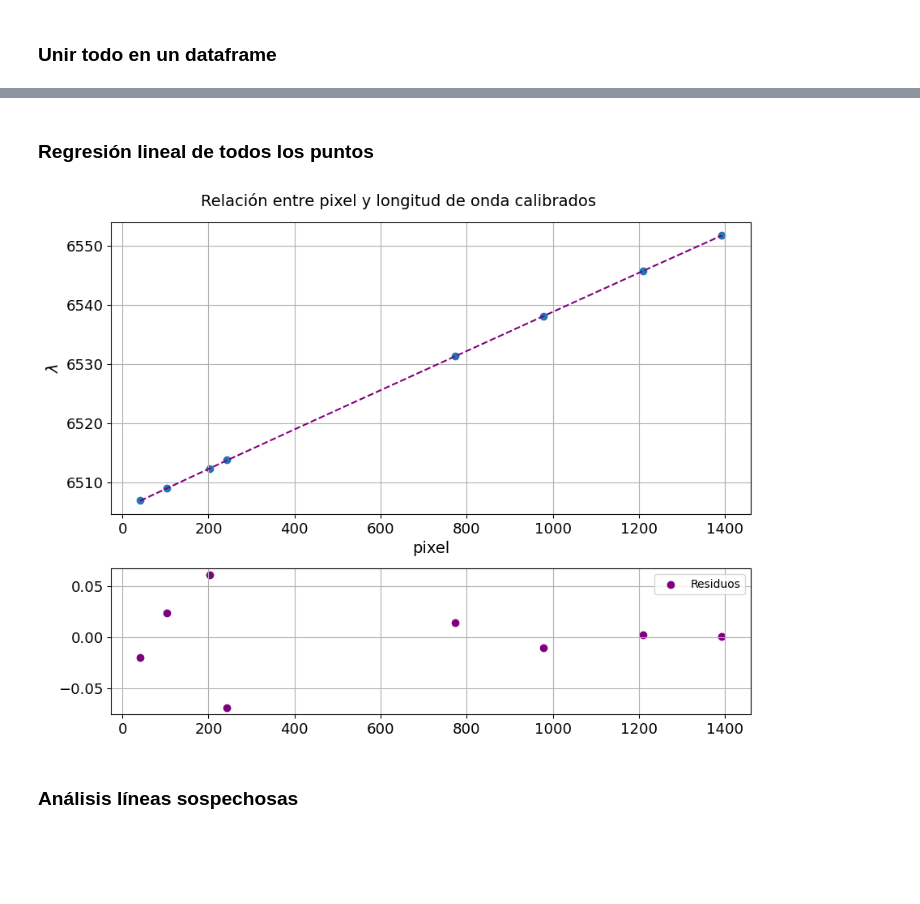
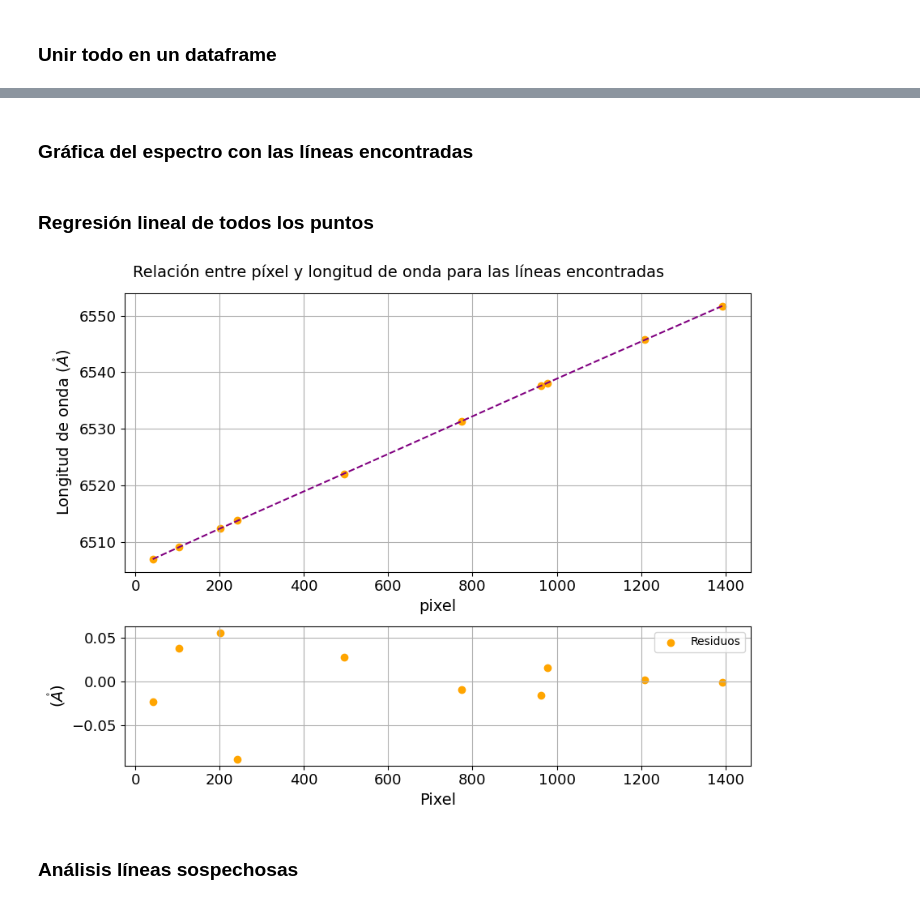
Before and after one commit to ccuellarn/Torium-Operation, a Jupyter notebook: Data/Th 6520/Analisis_6520.ipynb, the cells around one changed output, grey strips where cells are left out. Drawn from its saved outputs; the diff is of its cells as text; code cells hidden in the pictures; blank space fills up the shorter version.

Commit message:
Terminado 6520 y 6565 hasta sacar lineas sospechosas

```diff
--- a/Data/Th 6520/Analisis_6520.ipynb
+++ b/Data/Th 6520/Analisis_6520.ipynb
@@ -240,0 +243,13 @@ PixSus_2
+# %%
+#Longitudes de onda observadas en el catalogo de los píxeles que sí se lograron ver, ingreso manual
+catalog_long_2 = [6537.614]
+
+#Lista de líneas sospechosas que sí están en el espectro pero no catalogadas
+Pixesp_2 = [77, 1191]
+
+#Lista de líneas completamente sospechosas
+Pixsus_2 = [310, 326, 701]
+
+#Unir dataframes de líneas en el catalogo
+DataFit_2 = MakeDataFrame(len(marker_xl_),catalog_long_2,index_xl_, index_yl_)
+DataFit_2
@@ -301,0 +307,3 @@ DataFit
+# %%
+DataFit = pd.concat([DataFit_1,DataFit_2], axis=0).sort_values(by='Pixel', ascending=True, na_position='first').reset_index(drop=True)
+DataFit
@@ -301,0 +322,2 @@ DataFit
+# %% [markdown]
+### Gráfica del espectro con las líneas encontradas
@@ -302,31 +341,32 @@ DataFit
 # %% [markdown]
 ### Regresión lineal de todos los puntos
 # %%
-ym,_x,res,xres,param = LinearFit(DataFit_1['Pixel'],DataFit_1['Catalogo longitud'], 4)
+ym,_x,res,xres,param = LinearFit(DataFit['Pixel'],DataFit['Catalogo longitud'], 5)
 
 #Gráfico con residuos
-fig1, axis1 = plt.subplots(2,1, figsize = (9, 7), gridspec_kw = {"height_ratios":[2, 1]})
-ax1 = axis1[0]
-ax2 = axis1[1]
+fig3, axis3 = plt.subplots(2,1, figsize = (9, 7), gridspec_kw = {"height_ratios":[2, 1]})
+ax1 = axis3[0]
+ax2 = axis3[1]
 
-fig1.suptitle(r'Relación entre pixel y longitud de onda calibrados',fontsize=14)
+fig3.suptitle(r'Relación entre píxel y longitud de onda para las líneas encontradas',fontsize=14)
 
-ax1.scatter(DataFit_1['Pixel'],DataFit_1['Catalogo longitud'])
+ax1.scatter(DataFit['Pixel'],DataFit['Catalogo longitud'], color='orange')
 ax1.plot(_x,ym,'--',color='purple')
-ax1.set_ylabel(r"$\lambda$",fontsize=14)
+ax1.set_ylabel(r"Longitud de onda $(\mathring{A})$",fontsize=14)
 ax1.set_xlabel(r'pixel',fontsize=14)
 ax1.grid()
 ax1.tick_params(axis='both',labelsize=13)
 
-ax2.scatter(xres,res,label = 'Residuos',color='purple')
+ax2.scatter(xres,res,label = 'Residuos',color='orange')
 ax2.grid()
 ax2.tick_params(axis='both',labelsize=13)
 ax2.legend()
-ax1.set_xlabel(r'pixel',fontsize=14)
+ax2.set_xlabel(r'Pixel',fontsize=14)
+ax2.set_ylabel(r'$(\mathring{A})$',fontsize=14)
 
-fig1.tight_layout()
-#fig1.savefig('DvsV.jpg')
+fig3.tight_layout()
+#fig3.savefig('th 6200 regresion lineal.jpg')
 # %% [output]
-[figure, old version]
+[figure, new version]
 # %% [markdown]
 ### Análisis líneas sospechosas
```
Also changed, not shown: parts of 15 cells of this notebook, 2 other files.
